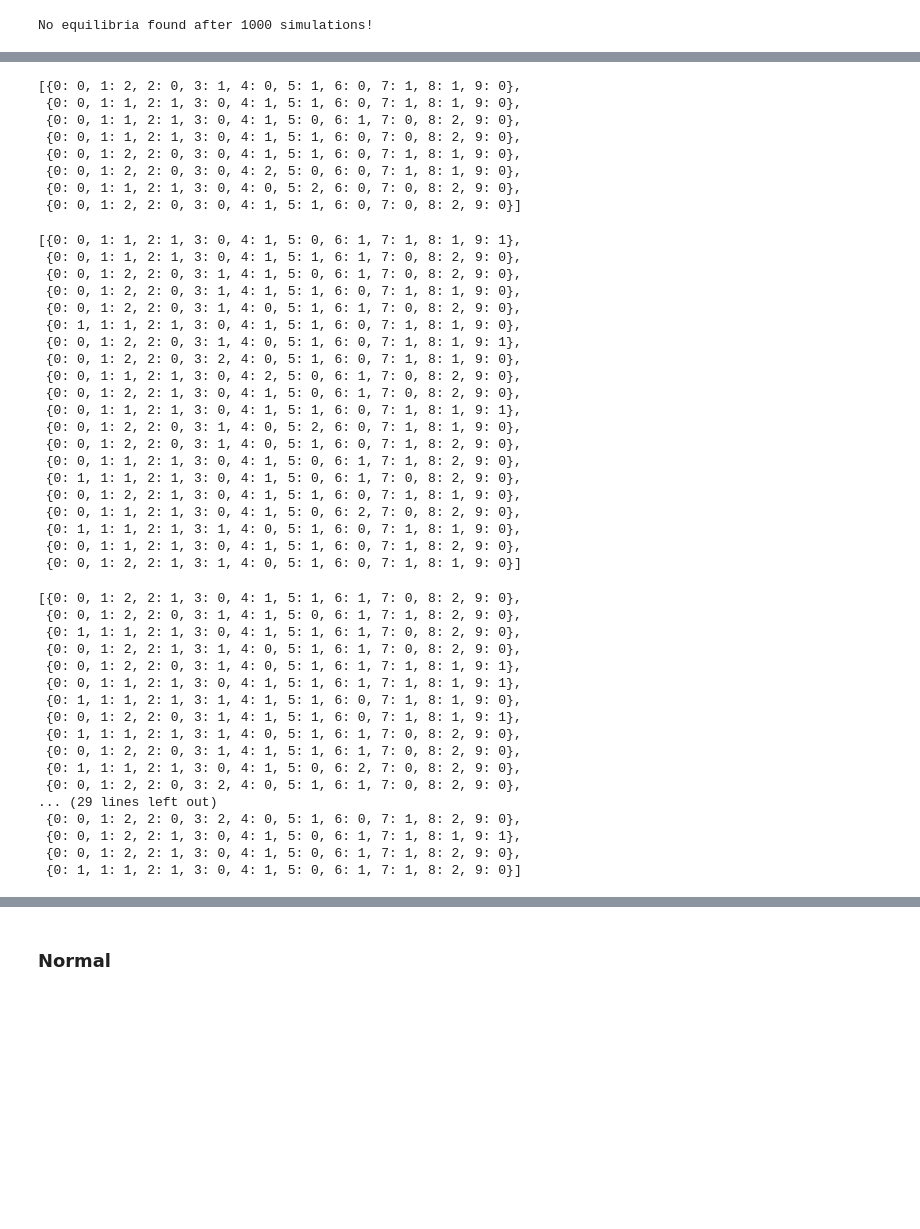
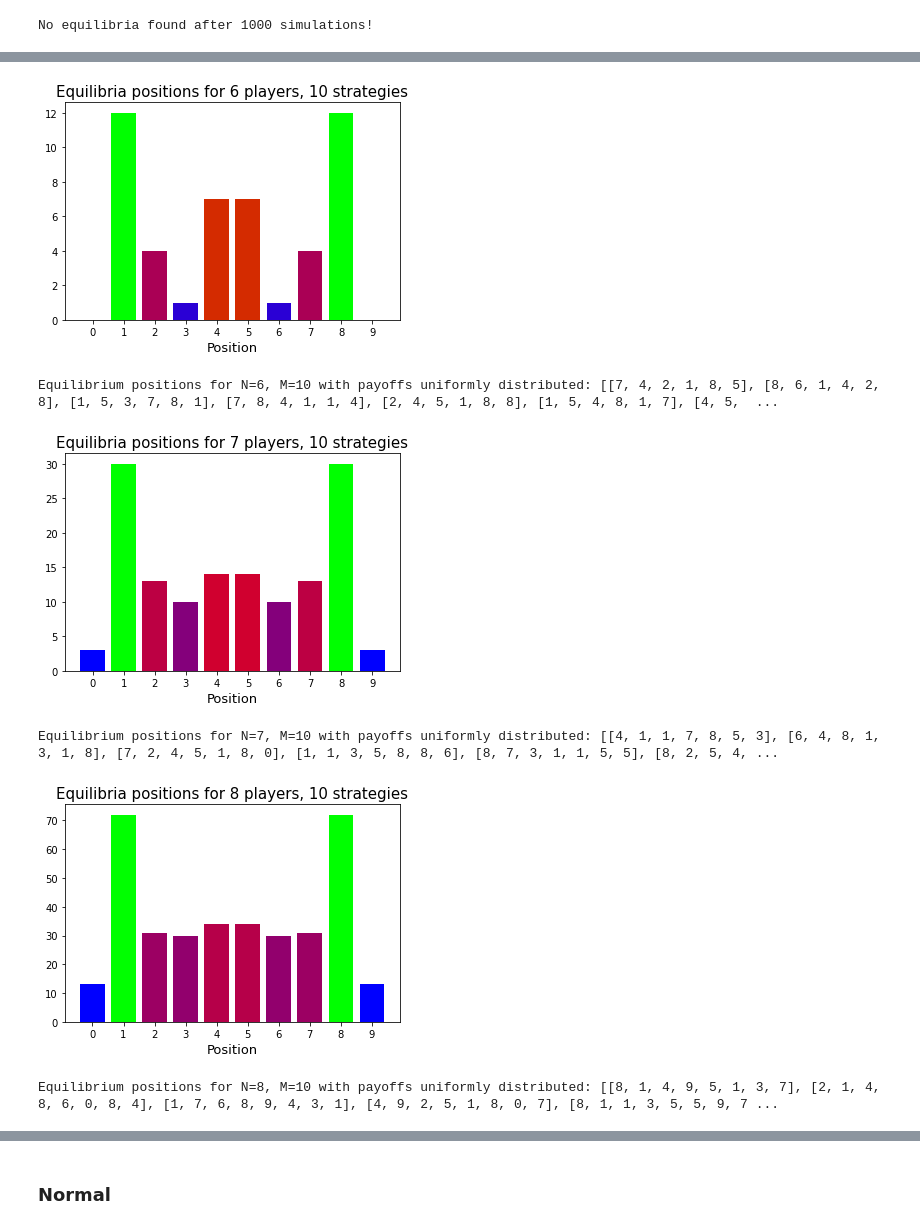
Before and after one commit to l-khali/project_1_election_game, a Jupyter notebook: iterative_method_results.ipynb, the cells around one changed output, grey strips where cells are left out. Cells and saved outputs as stored; diff of their text form; code cells hidden in the pictures; blank space fills up the shorter version.

```diff
--- a/iterative_method_results.ipynb
+++ b/iterative_method_results.ipynb
@@ -27,55 +33,25 @@ iterative_method_functions.election_equilibrium(5,10)
 # %%
-iterative_method_functions.election_equilibrium(6,10)
+eq6 = iterative_method_functions.election_equilibrium(6,10)
 # %% [output]
-[{0: 0, 1: 2, 2: 0, 3: 1, 4: 0, 5: 1, 6: 0, 7: 1, 8: 1, 9: 0},
- {0: 0, 1: 1, 2: 1, 3: 0, 4: 1, 5: 1, 6: 0, 7: 1, 8: 1, 9: 0},
- {0: 0, 1: 1, 2: 1, 3: 0, 4: 1, 5: 0, 6: 1, 7: 0, 8: 2, 9: 0},
- {0: 0, 1: 1, 2: 1, 3: 0, 4: 1, 5: 1, 6: 0, 7: 0, 8: 2, 9: 0},
- {0: 0, 1: 2, 2: 0, 3: 0, 4: 1, 5: 1, 6: 0, 7: 1, 8: 1, 9: 0},
- {0: 0, 1: 2, 2: 0, 3: 0, 4: 2, 5: 0, 6: 0, 7: 1, 8: 1, 9: 0},
- {0: 0, 1: 1, 2: 1, 3: 0, 4: 0, 5: 2, 6: 0, 7: 0, 8: 2, 9: 0},
- {0: 0, 1: 2, 2: 0, 3: 0, 4: 1, 5: 1, 6: 0, 7: 0, 8: 2, 9: 0}]
+[figure, added]
+# %%
+print(f"Equilibrium positions for N=6, M=10 with payoffs uniformly distributed: {eq6}")
+# %% [output]
+Equilibrium positions for N=6, M=10 with payoffs uniformly distributed: [[7, 4, 2, 1, 8, 5], [8, 6, 1, 4, 2, 8], [1, 5, 3, 7, 8, 1], [7, 8, 4, 1, 1, 4], [2, 4, 5, 1, 8, 8], [1, 5, 4, 8, 1, 7], [4, 5,  ...
 # %%
-iterative_method_functions.election_equilibrium(7,10)
+eq7 = iterative_method_functions.election_equilibrium(7,10)
 # %% [output]
-[{0: 0, 1: 1, 2: 1, 3: 0, 4: 1, 5: 0, 6: 1, 7: 1, 8: 1, 9: 1},
- {0: 0, 1: 1, 2: 1, 3: 0, 4: 1, 5: 1, 6: 1, 7: 0, 8: 2, 9: 0},
- {0: 0, 1: 2, 2: 0, 3: 1, 4: 1, 5: 0, 6: 1, 7: 0, 8: 2, 9: 0},
- {0: 0, 1: 2, 2: 0, 3: 1, 4: 1, 5: 1, 6: 0, 7: 1, 8: 1, 9: 0},
- {0: 0, 1: 2, 2: 0, 3: 1, 4: 0, 5: 1, 6: 1, 7: 0, 8: 2, 9: 0},
- {0: 1, 1: 1, 2: 1, 3: 0, 4: 1, 5: 1, 6: 0, 7: 1, 8: 1, 9: 0},
- {0: 0, 1: 2, 2: 0, 3: 1, 4: 0, 5: 1, 6: 0, 7: 1, 8: 1, 9: 1},
- {0: 0, 1: 2, 2: 0, 3: 2, 4: 0, 5: 1, 6: 0, 7: 1, 8: 1, 9: 0},
- {0: 0, 1: 1, 2: 1, 3: 0, 4: 2, 5: 0, 6: 1, 7: 0, 8: 2, 9: 0},
- {0: 0, 1: 2, 2: 1, 3: 0, 4: 1, 5: 0, 6: 1, 7: 0, 8: 2, 9: 0},
- {0: 0, 1: 1, 2: 1, 3: 0, 4: 1, 5: 1, 6: 0, 7: 1, 8: 1, 9: 1},
- {0: 0, 1: 2, 2: 0, 3: 1, 4: 0, 5: 2, 6: 0, 7: 1, 8: 1, 9: 0},
- {0: 0, 1: 2, 2: 0, 3: 1, 4: 0, 5: 1, 6: 0, 7: 1, 8: 2, 9: 0},
- {0: 0, 1: 1, 2: 1, 3: 0, 4: 1, 5: 0, 6: 1, 7: 1, 8: 2, 9: 0},
- {0: 1, 1: 1, 2: 1, 3: 0, 4: 1, 5: 0, 6: 1, 7: 0, 8: 2, 9: 0},
- {0: 0, 1: 2, 2: 1, 3: 0, 4: 1, 5: 1, 6: 0, 7: 1, 8: 1, 9: 0},
- {0: 0, 1: 1, 2: 1, 3: 0, 4: 1, 5: 0, 6: 2, 7: 0, 8: 2, 9: 0},
- {0: 1, 1: 1, 2: 1, 3: 1, 4: 0, 5: 1, 6: 0, 7: 1, 8: 1, 9: 0},
- {0: 0, 1: 1, 2: 1, 3: 0, 4: 1, 5: 1, 6: 0, 7: 1, 8: 2, 9: 0},
- {0: 0, 1: 2, 2: 1, 3: 1, 4: 0, 5: 1, 6: 0, 7: 1, 8: 1, 9: 0}]
+[figure, added]
+# %%
+print(f"Equilibrium positions for N=7, M=10 with payoffs uniformly distributed: {eq7}")
+# %% [output]
+Equilibrium positions for N=7, M=10 with payoffs uniformly distributed: [[4, 1, 1, 7, 8, 5, 3], [6, 4, 8, 1, 3, 1, 8], [7, 2, 4, 5, 1, 8, 0], [1, 1, 3, 5, 8, 8, 6], [8, 7, 3, 1, 1, 5, 5], [8, 2, 5, 4, ...
 # %%
-iterative_method_functions.election_equilibrium(8,10)
+eq8 = iterative_method_functions.election_equilibrium(8,10)
 # %% [output]
-[{0: 0, 1: 2, 2: 1, 3: 0, 4: 1, 5: 1, 6: 1, 7: 0, 8: 2, 9: 0},
- {0: 0, 1: 2, 2: 0, 3: 1, 4: 1, 5: 0, 6: 1, 7: 1, 8: 2, 9: 0},
- {0: 1, 1: 1, 2: 1, 3: 0, 4: 1, 5: 1, 6: 1, 7: 0, 8: 2, 9: 0},
- {0: 0, 1: 2, 2: 1, 3: 1, 4: 0, 5: 1, 6: 1, 7: 0, 8: 2, 9: 0},
- {0: 0, 1: 2, 2: 0, 3: 1, 4: 0, 5: 1, 6: 1, 7: 1, 8: 1, 9: 1},
- {0: 0, 1: 1, 2: 1, 3: 0, 4: 1, 5: 1, 6: 1, 7: 1, 8: 1, 9: 1},
- {0: 1, 1: 1, 2: 1, 3: 1, 4: 1, 5: 1, 6: 0, 7: 1, 8: 1, 9: 0},
- {0: 0, 1: 2, 2: 0, 3: 1, 4: 1, 5: 1, 6: 0, 7: 1, 8: 1, 9: 1},
- {0: 1, 1: 1, 2: 1, 3: 1, 4: 0, 5: 1, 6: 1, 7: 0, 8: 2, 9: 0},
- {0: 0, 1: 2, 2: 0, 3: 1, 4: 1, 5: 1, 6: 1, 7: 0, 8: 2, 9: 0},
- {0: 1, 1: 1, 2: 1, 3: 0, 4: 1, 5: 0, 6: 2, 7: 0, 8: 2, 9: 0},
- {0: 0, 1: 2, 2: 0, 3: 2, 4: 0, 5: 1, 6: 1, 7: 0, 8: 2, 9: 0},
-... (29 lines left out)
- {0: 0, 1: 2, 2: 0, 3: 2, 4: 0, 5: 1, 6: 0, 7: 1, 8: 2, 9: 0},
- {0: 0, 1: 2, 2: 1, 3: 0, 4: 1, 5: 0, 6: 1, 7: 1, 8: 1, 9: 1},
- {0: 0, 1: 2, 2: 1, 3: 0, 4: 1, 5: 0, 6: 1, 7: 1, 8: 2, 9: 0},
- {0: 1, 1: 1, 2: 1, 3: 0, 4: 1, 5: 0, 6: 1, 7: 1, 8: 2, 9: 0}]
+[figure, added]
+# %%
+print(f"Equilibrium positions for N=8, M=10 with payoffs uniformly distributed: {eq8}")
+# %% [output]
+Equilibrium positions for N=8, M=10 with payoffs uniformly distributed: [[8, 1, 4, 9, 5, 1, 3, 7], [2, 1, 4, 8, 6, 0, 8, 4], [1, 7, 6, 8, 9, 4, 3, 1], [4, 9, 2, 5, 1, 8, 0, 7], [8, 1, 1, 3, 5, 5, 9, 7 ...
 # %%
```
Also changed, not shown: parts of 25 cells of this notebook, 2 other files.
